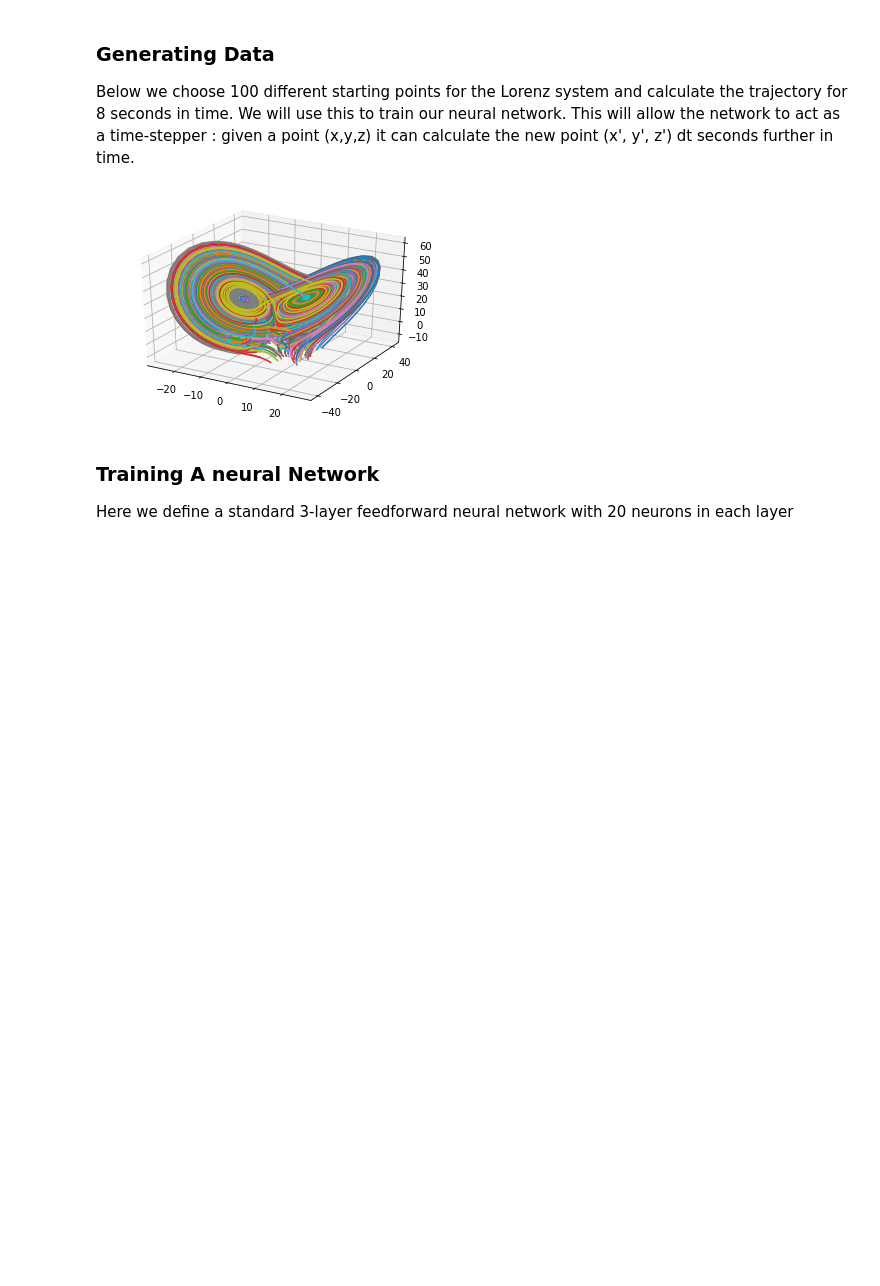
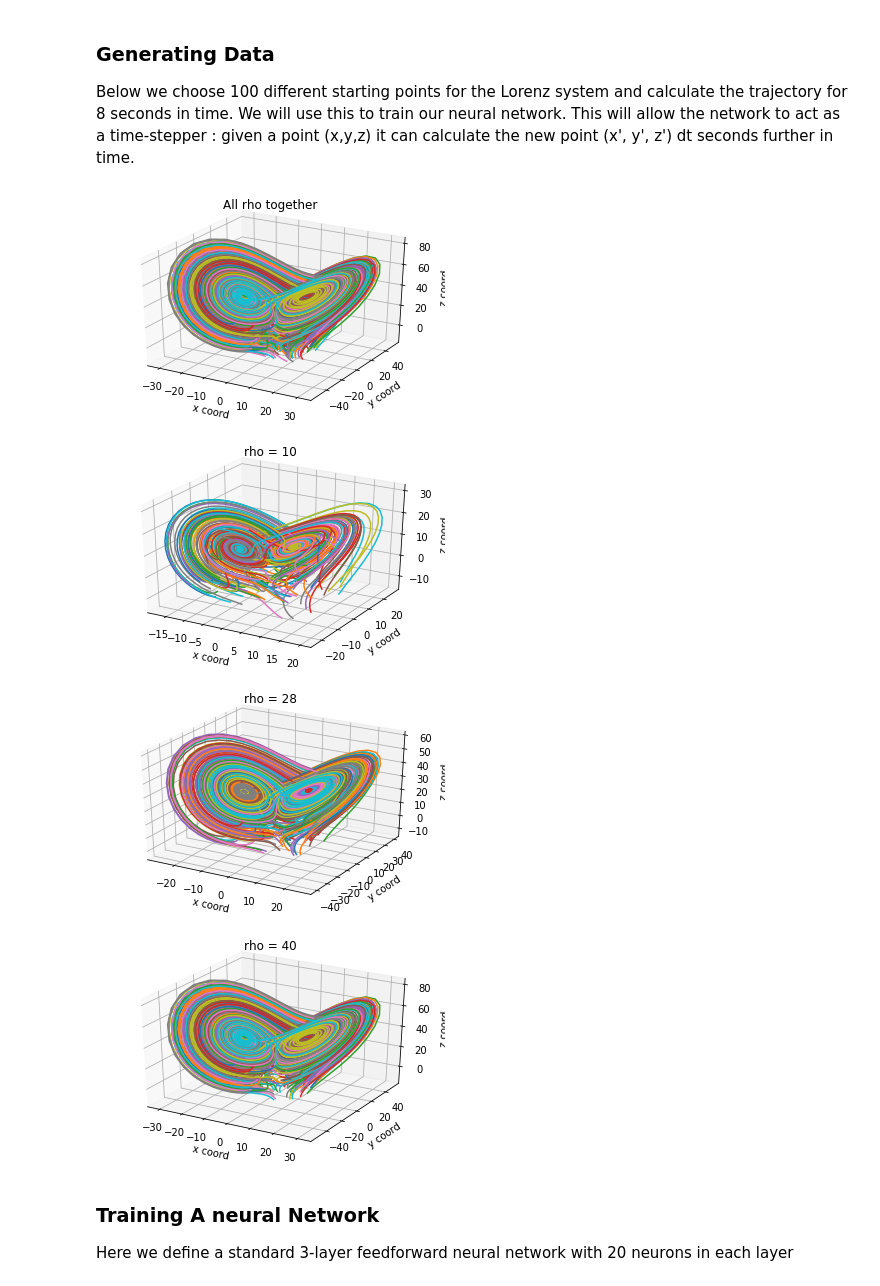
Before and after one commit to zackmcnulty/AMATH_563-Inferring_Structure_of_Complex_Systems, a Jupyter notebook: hw/hw3/lorenz_net.ipynb, the cells around one changed output. Cells and saved outputs as stored; diff of their text form; code cells hidden in the pictures; blank space fills up the shorter version.

```diff
--- a/hw/hw3/lorenz_net.ipynb
+++ b/hw/hw3/lorenz_net.ipynb
@@ -14,44 +14,59 @@ from mpl_toolkits.mplot3d import Axes3D
 dt = 0.01  # time step size
 T = 8  # total simulation time per initial condition
 t = np.arange(start=0, stop=T, step=dt)
-num_trajectories = 500  # number of trajectories to simulate
+num_trajectories = 200  # number of trajectories to simulate (at each rho)
 
 # Set parameters of the lorenz system (rho set later)
 b = 8/3
 sig = 10
 
 
 def lorenz(t, x, rho):
     global b, sig
     return [sig * (x[1] - x[0]),  rho * x[0] - x[0]*x[2] - x[1], x[0]*x[1] - b*x[2]]
 
+all_fig = plt.figure(0)
+all_ax = all_fig.gca(projection='3d')
+plt.xlabel('x coord')
+plt.ylabel('y coord')
+all_ax.set_zlabel('z coord')
+plt.title('All rho together')
 
-for i, rho in enumerate([28]): # 10, 28, 40
-    fig = plt.figure(i)
+for i, rho in enumerate([10, 28, 40]): # 10, 28, 40
+    fig = plt.figure(i+1)
     ax = fig.gca(projection='3d')
     for j in range(num_trajectories):
         x0 = 30*np.random.uniform(low=-0.5, high=0.5, size=3)
 
         # Pass in initial conditions and relative/absolute tolerance
         y_vals = scipy.integrate.odeint(func = lambda t,x: lorenz(t,x, rho), y0=x0, t=t, rtol=1e-10, atol=1e-11, tfirst=True)
 
 
         if j == 0 and i == 0:
             inputs = y_vals[:-1, :]
             outputs = y_vals[1:, :]
         else:
             inputs = np.vstack((inputs, y_vals[:-1, :]))
             outputs = np.vstack((outputs, y_vals[1:, :]))
 
         ax.plot(xs=y_vals[:, 0], ys=y_vals[:, 1], zs=y_vals[:, 2])
+        all_ax.plot(xs=y_vals[:, 0], ys=y_vals[:, 1], zs=y_vals[:, 2])
 
 
-    plt.show(block=True)
+    plt.xlabel('x coord')
+    plt.ylabel('y coord')
+    ax.set_zlabel('z coord')
+    plt.title('rho = ' + str(rho))
+
+plt.show(block=True)
 
 
 # Inputs stores the (x,y,z) at each time t and Outputs stores the (x,y,z) at each time (t+1) ; the two are just staggered
 # %% [output]
-[figure, old version]
+[figure, new version]
+[figure, added]
+[figure, added]
+[figure, added]
 # %% [markdown]
 ### Training A neural Network
 
```
Also changed, not shown: parts of 10 cells of this notebook, 2 other files.
